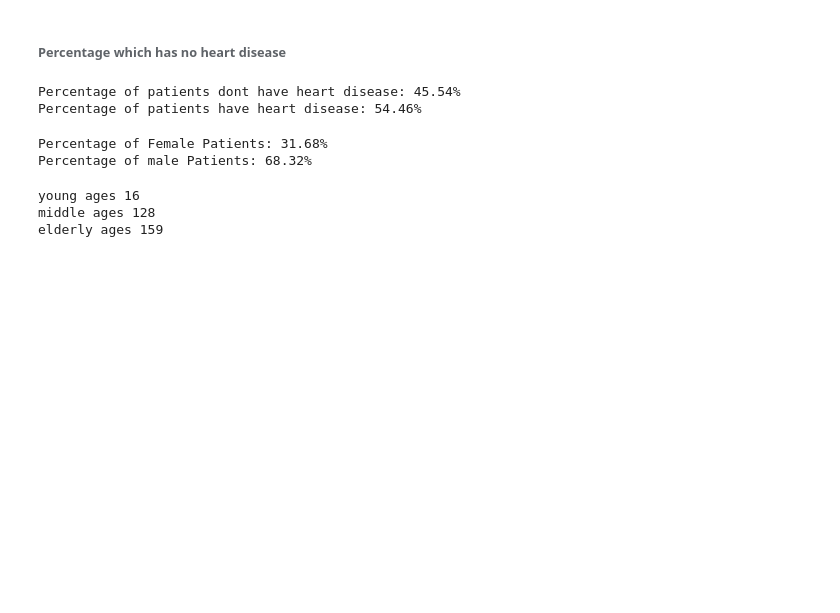
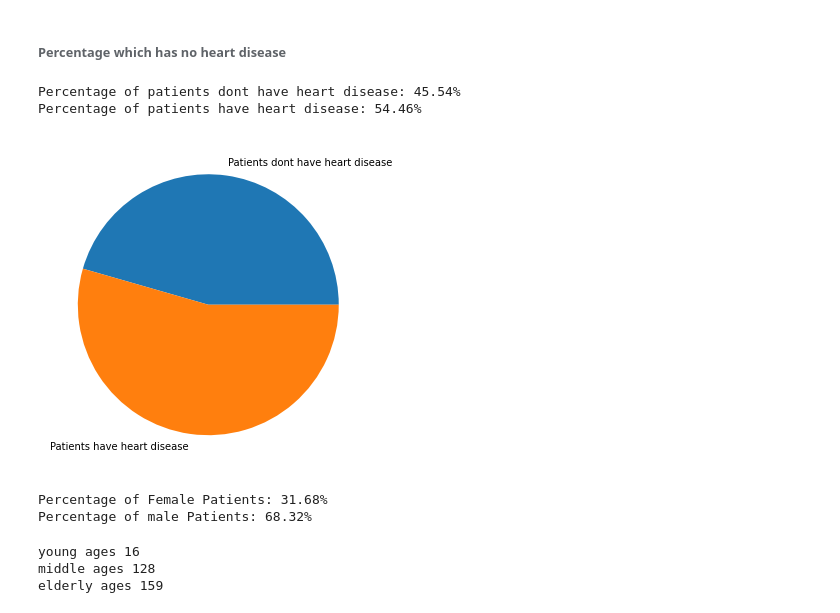
Before and after one commit to hidayatarg/HeartDiseasePrediction-MachineLearning, a Jupyter notebook: Presence of Heart Disease Machine Learning.ipynb, the cells around one changed output. Cells and saved outputs as stored; diff of their text form; code cells hidden in the pictures; blank space fills up the shorter version.

```diff
--- a/Presence of Heart Disease Machine Learning.ipynb
+++ b/Presence of Heart Disease Machine Learning.ipynb
@@ -144,11 +144,21 @@ Name: target, dtype: int64
 # %%
 countNoDisease = len(df[df.target == 0])
 countHaveDisease = len(df[df.target == 1])
-print("Percentage of patients dont have heart disease: {:.2f}%".format((countNoDisease/(len(df.target)))*100))
-print("Percentage of patients have heart disease: {:.2f}%".format((countHaveDisease/(len(df.target)))*100))
+percentNoDisease =(countNoDisease/(len(df.target)))*100
+percentHaveDisease =(countHaveDisease/(len(df.target)))*100
+print("Percentage of patients dont have heart disease: {:.2f}%".format(percentNoDisease))
+print("Percentage of patients have heart disease: {:.2f}%".format(percentHaveDisease))
 # %% [output]
 Percentage of patients dont have heart disease: 45.54%
 Percentage of patients have heart disease: 54.46%
+# %%
+colors = ['red', 'green']
+explode= [1,1,1]
+plt.figure(figsize= (6,6))
+plt.pie([percentNoDisease, percentHaveDisease], labels=['Patients dont have heart disease', 'Patients have heart disease'])
+plt.show()
+# %% [output]
+[figure, added]
 # %%
 countFemale= len(df[df.sex == 0])
 countMale = len(df[df.sex == 1])
```
Also changed, not shown: parts of 5 cells of this notebook, 1 other file.
